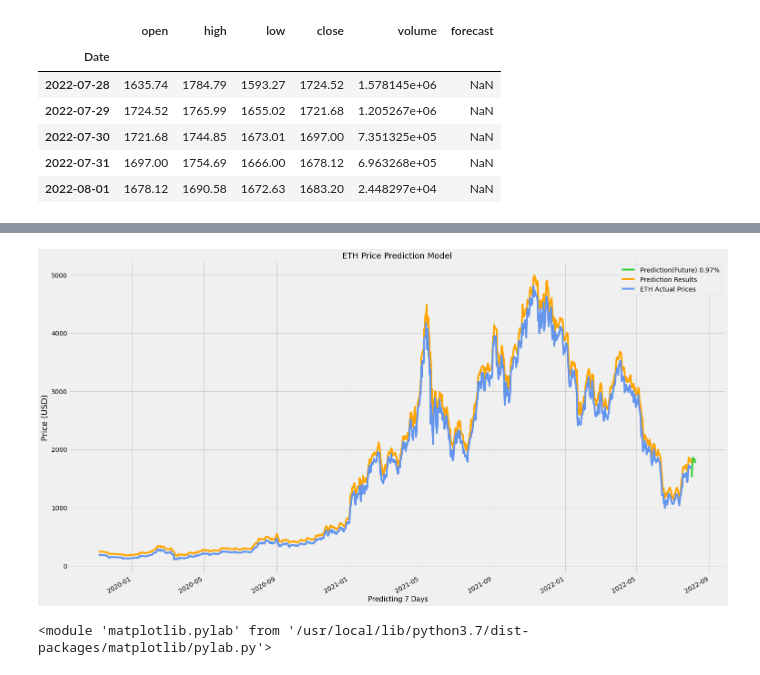
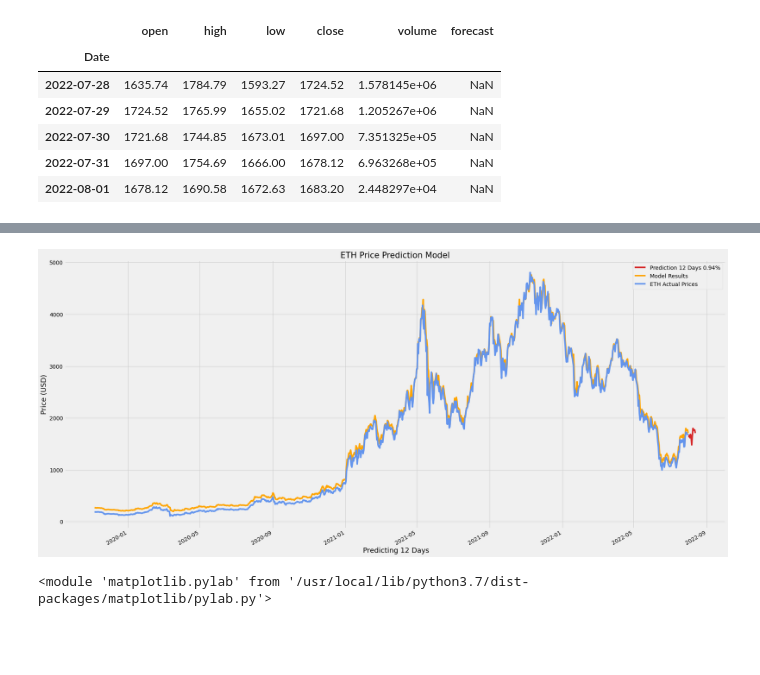
Before and after one commit to rudycav/Digital-Assets-Prediction-Model, a Jupyter notebook: Project/ Crypto_forecast_model.ipynb, the cells around one changed output, grey strips where cells are left out. Cells and saved outputs as stored; diff of their text form; code cells hidden in the pictures; blank space fills up the shorter version.

```diff
--- a/Project/ Crypto_forecast_model.ipynb
+++ b/Project/ Crypto_forecast_model.ipynb
@@ -55,7 +55,7 @@ crypto_df.head()
 | 2019-11-09 | 183.71 | 185.79 | 182.63 | 184.89 | 192073.38044 |
 | 2019-11-10 | 184.86 | 191.58 | 183.30 | 188.96 | 274940.53448 |
 # %%
-forecast_days = 7
+forecast_days = 12
 
 def create_prediction_column(df):
   crypto_df['forecast'] = crypto_df[['high']].shift(-forecast_days)
@@ -78,14 +78,17 @@ def smooth_data(data, alpha):
     return data.ewm(alpha=alpha).mean()
 
 expo_smooth = smooth_data(prediction_column, 0.65)
-# %%
-def independent_dataset(df):
-  X = np.array(prediction_column.close)
-  X = X[:-forecast_days]
-
-  return X
-
-x_dataset = independent_dataset(expo_smooth)
+# %%
+def create_dataset(df):
+  independent_dataset = np.array(prediction_column.high)
+  independent_dataset = independent_dataset[:-forecast_days]
+
+  dependent_dataset = prediction_column.forecast.values
+  dependent_dataset = dependent_dataset[:-forecast_days]
+
+  return independent_dataset, dependent_dataset
+
+x_dataset, y_dataset = create_dataset(expo_smooth)
 # %%
 x_dataset.shape
 # %% [output]
@@ -93,11 +96,3 @@ x_dataset.shape
-# %%
-def dependent_dataset(df):
-  y = prediction_column.forecast.values
-  y = y[:-forecast_days]
-
-  return y
-
-y_dataset = dependent_dataset(expo_smooth)
 # %%
 y_dataset.shape
 # %% [output]
@@ -202,24 +198,24 @@ Date
 # %%
 import matplotlib.dates as mdates
 
 def plot_model():
-  plt.figure(figsize=(23,14))
-  plt.plot(forecast_df.forecast, color='limegreen', label = f'Prediction(Future) {accuracy_score}%')
-  plt.plot(model_predictions_df, color='orange', label = 'Prediction Results')
+  plt.figure(figsize=(27,14))
+  plt.plot(forecast_df.forecast, color='tab:red', label = f'Prediction {forecast_days} Days {accuracy_score}%')
+  plt.plot(model_predictions_df, color='orange', label = 'Model Results')
   plt.plot(crypto_df.close, color='cornflowerblue', label = f'{symbol} Actual Prices')
-  plt.title(f'{symbol} Price Prediction Model', fontsize=18)
-  plt.xlabel(f' Predicting {forecast_days} Days', fontsize=15)
+  plt.title(f'{symbol} Price Prediction Model', fontsize=21)
+  plt.xlabel(f' Predicting {forecast_days} Days', fontsize=18)
   plt.ylabel('Price (USD)', fontsize=18)
   plt.legend(loc='upper right')
   plt.gcf().autofmt_xdate()
 
   plt.show()
 
   return plt
 
 plot_model()
 # %% [output]
-[figure, old version]
+[figure, new version]
 <module 'matplotlib.pylab' from '/usr/local/lib/python3.7/dist-packages/matplotlib/pylab.py'>
 # %%
 forecast_df.style.background_gradient(axis=None, low=0.75, high=2)
```
Also changed, not shown: parts of 9 cells of this notebook.
